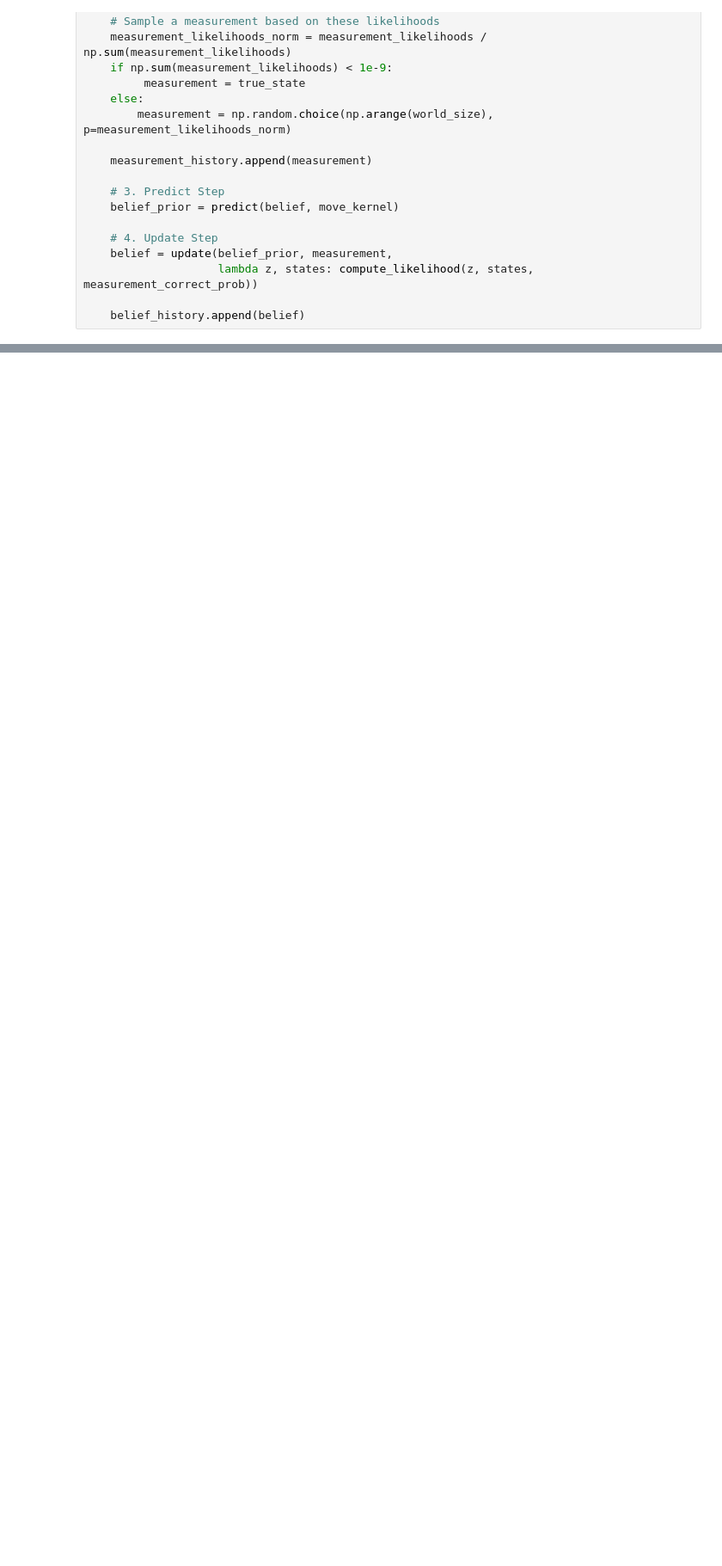
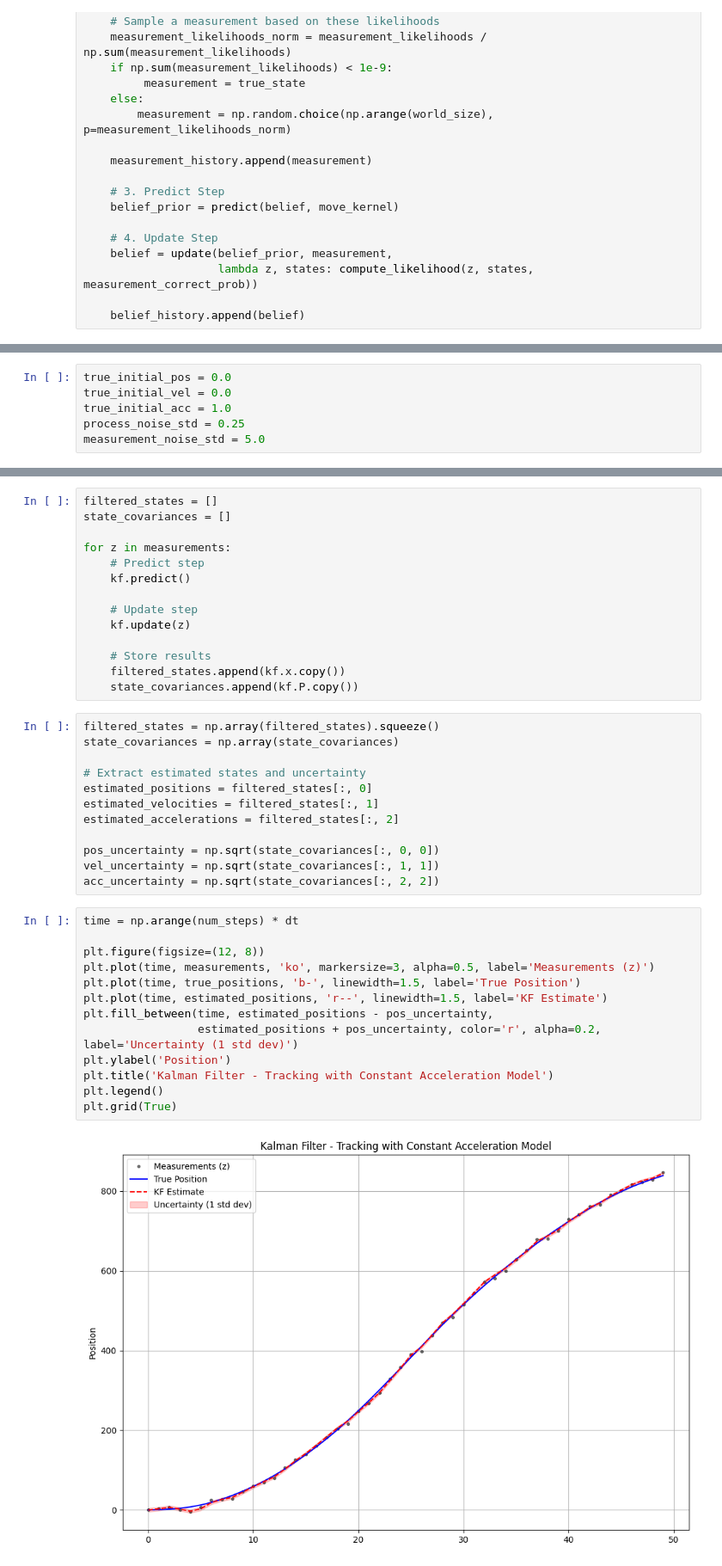
Before and after one commit to pawelmagnu/methods-in-image-understanding, a Jupyter notebook: project_2/kalman_particle_filters.ipynb, the cells around one changed output, grey strips where cells are left out. Shown: that part at 86% size. Saved outputs shown, nothing was run; the diff lists cells and outputs as text; blank space fills up the shorter version.

```diff
--- a/project_2/kalman_particle_filters.ipynb
+++ b/project_2/kalman_particle_filters.ipynb
@@ -274,0 +384,6 @@ plt.show()
+# %%
+true_initial_pos = 0.0
+true_initial_vel = 0.0
+true_initial_acc = 1.0
+process_noise_std = 0.25
+measurement_noise_std = 5.0
@@ -274,0 +429,41 @@ plt.show()
+# %%
+filtered_states = []
+state_covariances = []
+
+for z in measurements:
+    # Predict step
+    kf.predict()
+
+    # Update step
+    kf.update(z)
+
+    # Store results
+    filtered_states.append(kf.x.copy())
+    state_covariances.append(kf.P.copy())
+# %%
+filtered_states = np.array(filtered_states).squeeze()
+state_covariances = np.array(state_covariances)
+
+# Extract estimated states and uncertainty
+estimated_positions = filtered_states[:, 0]
+estimated_velocities = filtered_states[:, 1]
+estimated_accelerations = filtered_states[:, 2]
+
+pos_uncertainty = np.sqrt(state_covariances[:, 0, 0])
+vel_uncertainty = np.sqrt(state_covariances[:, 1, 1])
+acc_uncertainty = np.sqrt(state_covariances[:, 2, 2])
+# %%
+time = np.arange(num_steps) * dt
+
+plt.figure(figsize=(12, 8))
+plt.plot(time, measurements, 'ko', markersize=3, alpha=0.5, label='Measurements (z)')
+plt.plot(time, true_positions, 'b-', linewidth=1.5, label='True Position')
+plt.plot(time, estimated_positions, 'r--', linewidth=1.5, label='KF Estimate')
+plt.fill_between(time, estimated_positions - pos_uncertainty,
+                 estimated_positions + pos_uncertainty, color='r', alpha=0.2, label='Uncertainty (1 std dev)')
+plt.ylabel('Position')
+plt.title('Kalman Filter - Tracking with Constant Acceleration Model')
+plt.legend()
+plt.grid(True)
+# %% [output]
+[figure, added]
```
Also changed, not shown: parts of 18 cells of this notebook.
